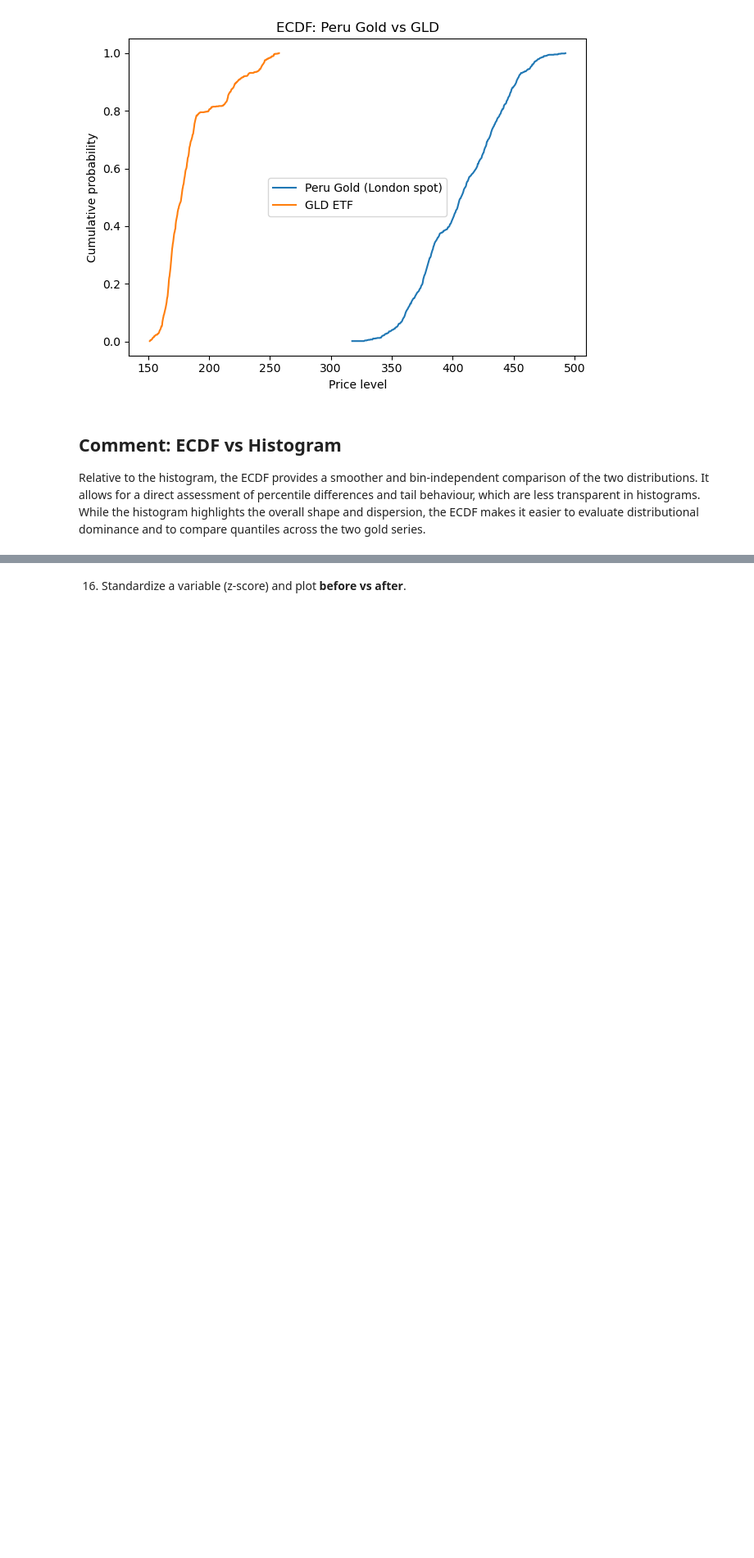
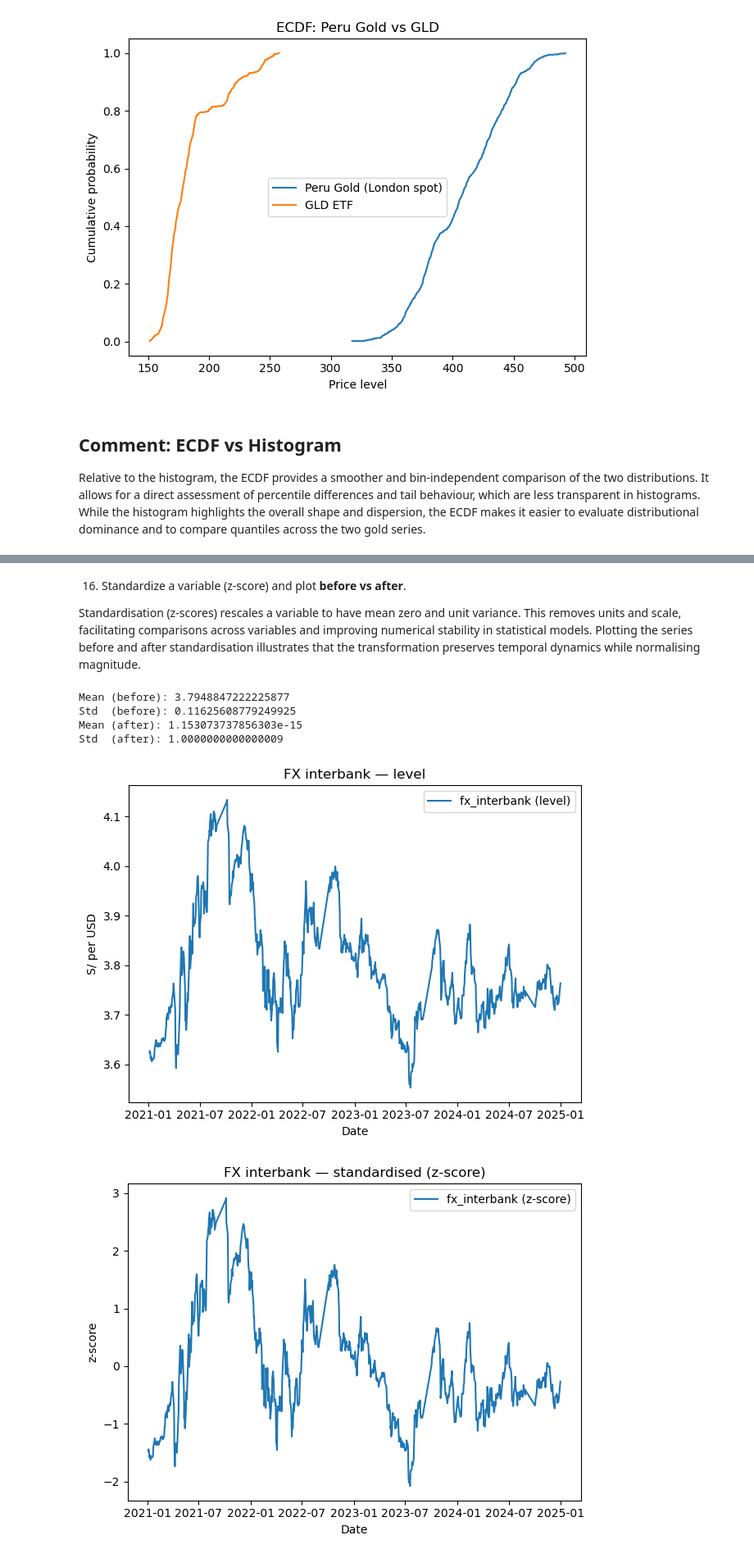
Before and after one commit to EduardoLG39/FinLab, a Jupyter notebook: homeworks/Assignment_3/group_9_ass_3_2026_folder/group_9_ass_3_2026_p1p2.ipynb, the cells around one changed output, grey strips where cells are left out. Shown at 82% size. Saved outputs shown, nothing was run; the diff lists cells and outputs as text; code cells hidden in the pictures; blank space fills up the shorter version.

```diff
--- a/homeworks/Assignment_3/group_9_ass_3_2026_folder/group_9_ass_3_2026_p1p2.ipynb
+++ b/homeworks/Assignment_3/group_9_ass_3_2026_folder/group_9_ass_3_2026_p1p2.ipynb
@@ -514,2 +744,51 @@ Relative to the histogram, the ECDF provides a smoother and bin-independent comp
 # %% [markdown]
 16. Standardize a variable (z-score) and plot **before vs after**.
+
+Standardisation (z-scores) rescales a variable to have mean zero and unit variance. This removes units and scale, facilitating comparisons across variables and improving numerical stability in statistical models. Plotting the series before and after standardisation illustrates that the transformation preserves temporal dynamics while normalising magnitude.
+# %%
+import matplotlib.pyplot as plt
+import numpy as np
+
+# --- Select variable to standardise ---
+x = (
+    peru_wide[["date", "fx_interbank"]]
+    .dropna()
+    .set_index("date")
+)
+
+# --- Compute z-score ---
+mu = x["fx_interbank"].mean()
+sd = x["fx_interbank"].std(ddof=0)  # population sd for standardisation
+x["fx_interbank_z"] = (x["fx_interbank"] - mu) / sd
+
+print("Mean (before):", mu)
+print("Std  (before):", sd)
+print("Mean (after):", x["fx_interbank_z"].mean())
+print("Std  (after):", x["fx_interbank_z"].std(ddof=0))
+
+# --- Plot before standardisation ---
+plt.figure()
+plt.plot(x.index, x["fx_interbank"], label="fx_interbank (level)")
+plt.title("FX interbank — level")
+plt.xlabel("Date")
+plt.ylabel("S/ per USD")
+plt.legend()
+plt.tight_layout()
+plt.show()
+
+# --- Plot after standardisation ---
+plt.figure()
+plt.plot(x.index, x["fx_interbank_z"], label="fx_interbank (z-score)")
+plt.title("FX interbank — standardised (z-score)")
+plt.xlabel("Date")
+plt.ylabel("z-score")
+plt.legend()
+plt.tight_layout()
+plt.show()
+# %% [output]
+Mean (before): 3.7948847222225877
+Std  (before): 0.11625608779249925
+Mean (after): 1.153073737856303e-15
+Std  (after): 1.0000000000000009
+[figure, added]
+[figure, added]
```
Also changed, not shown: parts of 32 cells of this notebook, 1 other file.
